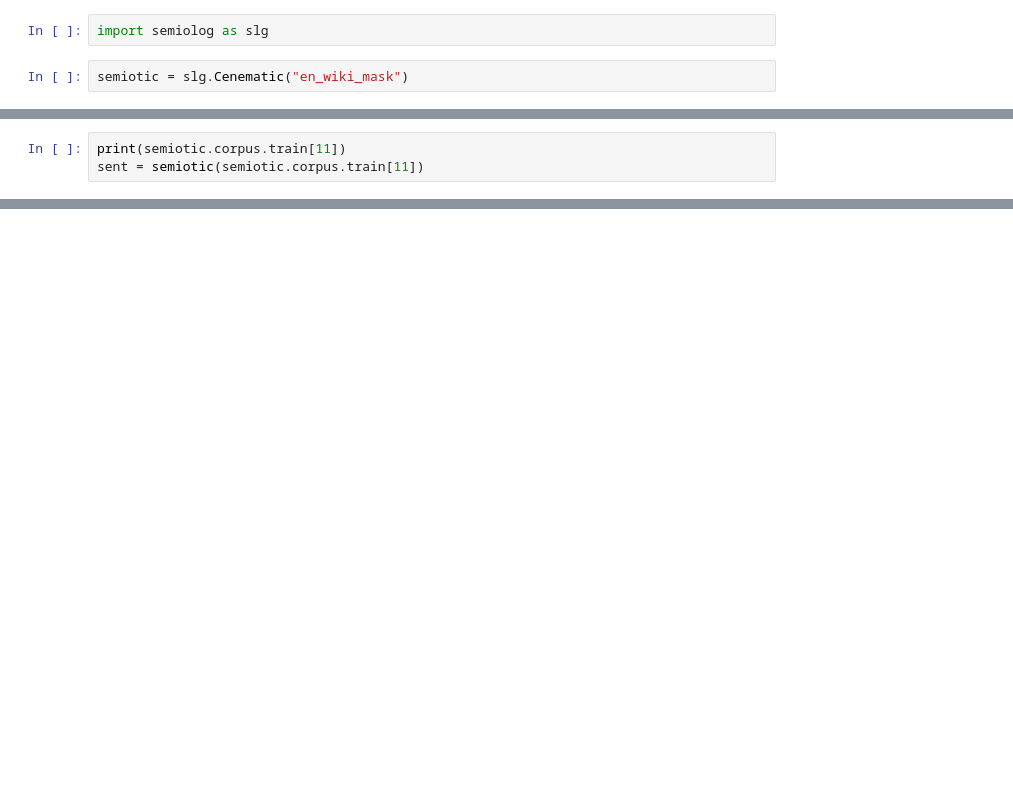
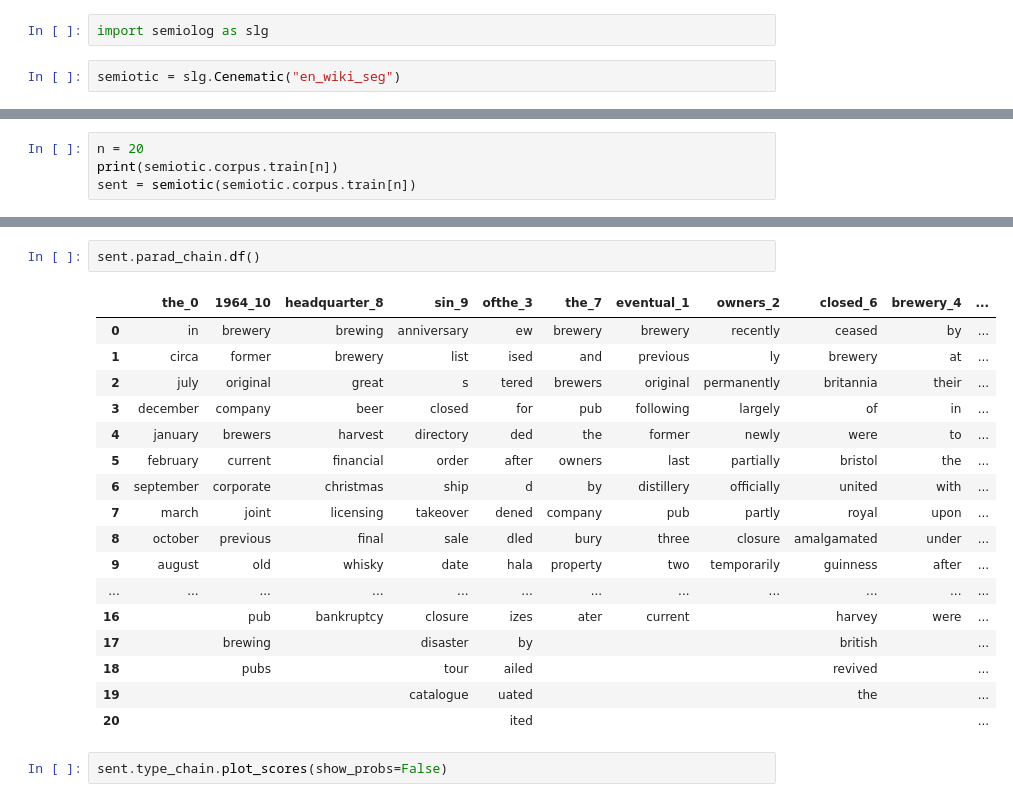
Before and after one commit to Gianni-G/semiolog, a Jupyter notebook: train.ipynb, the cells around one changed output, grey strips where cells are left out. Drawn from its saved outputs; the diff is of its cells as text; blank space fills up the shorter version.

Commit message:
chain nodes for graph red

```diff
--- a/train.ipynb
+++ b/train.ipynb
@@ -1,4 +1,4 @@
 # %%
 import semiolog as slg
 # %%
-semiotic = slg.Cenematic("en_wiki_mask")
+semiotic = slg.Cenematic("en_wiki_seg")
@@ -8,4 +5,5 @@ Vocabulary will not be loaded from file.
 # %%
-print(semiotic.corpus.train[11])
-sent = semiotic(semiotic.corpus.train[11])
+n = 20
+print(semiotic.corpus.train[n])
+sent = semiotic(semiotic.corpus.train[n])
 # %% [output]
@@ -39,0 +15,22 @@ slg.util.list2txt([],"merges",semiotic.paths.vocabulary)
+# %%
+sent.parad_chain.df()
+# %% [output]
+|  | the_0 | 1964_10 | headquarter_8 | sin_9 | ofthe_3 | the_7 | eventual_1 | owners_2 | closed_6 | brewery_4 | ... |
+| 0 | in | brewery | brewing | anniversary | ew | brewery | brewery | recently | ceased | by | ... |
+| 1 | circa | former | brewery | list | ised | and | previous | ly | brewery | at | ... |
+| 2 | july | original | great | s | tered | brewers | original | permanently | britannia | their | ... |
+| 3 | december | company | beer | closed | for | pub | following | largely | of | in | ... |
+| 4 | january | brewers | harvest | directory | ded | the | former | newly | were | to | ... |
+| 5 | february | current | financial | order | after | owners | last | partially | bristol | the | ... |
+| 6 | september | corporate | christmas | ship | d | by | distillery | officially | united | with | ... |
+| 7 | march | joint | licensing | takeover | dened | company | pub | partly | royal | upon | ... |
+| 8 | october | previous | final | sale | dled | bury | three | closure | amalgamated | under | ... |
+| 9 | august | old | whisky | date | hala | property | two | temporarily | guinness | after | ... |
+| ... | ... | ... | ... | ... | ... | ... | ... | ... | ... | ... | ... |
+| 16 |  | pub | bankruptcy | closure | izes | ater | current |  | harvey | were | ... |
+| 17 |  | brewing |  | disaster | by |  |  |  | british |  | ... |
+| 18 |  | pubs |  | tour | ailed |  |  |  | revived |  | ... |
+| 19 |  |  |  | catalogue | uated |  |  |  | the |  | ... |
+| 20 |  |  |  |  | ited |  |  |  |  |  | ... |
+# %%
+sent.type_chain.plot_scores(show_probs=False)
```
Also changed, not shown: parts of 4 cells of this notebook, 1 other file.
